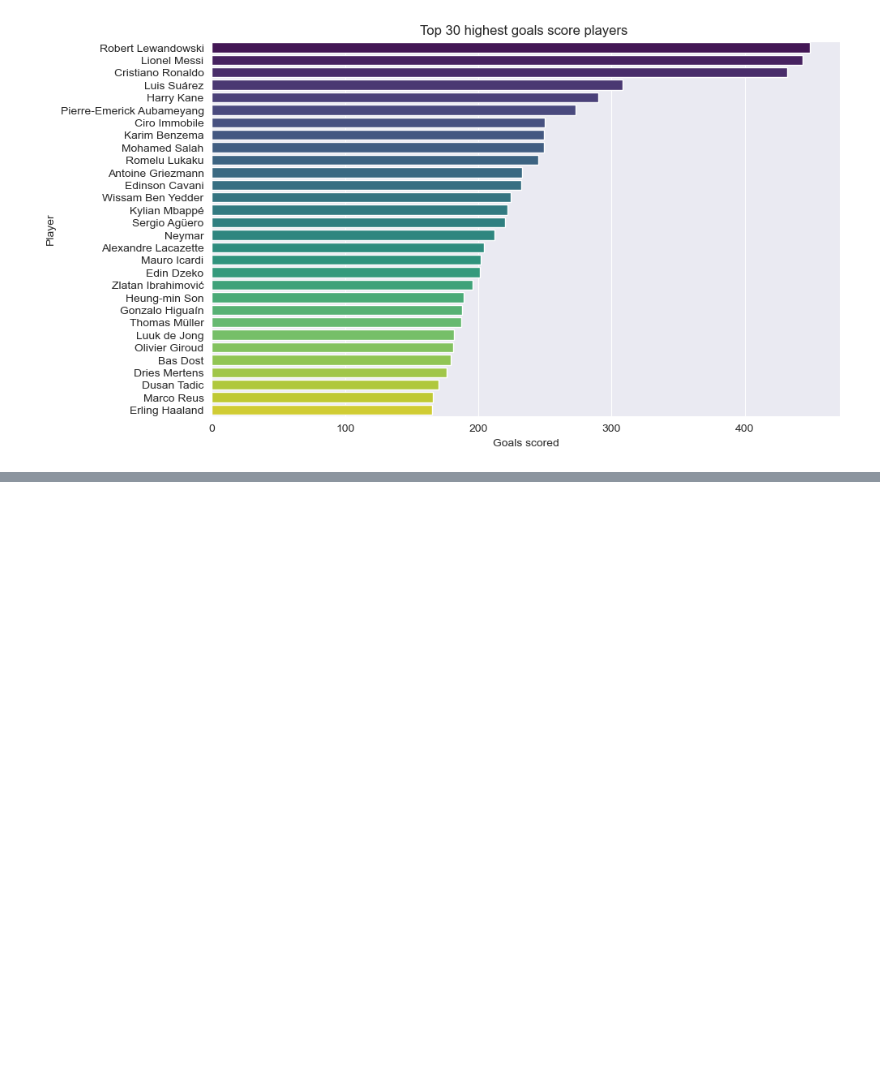
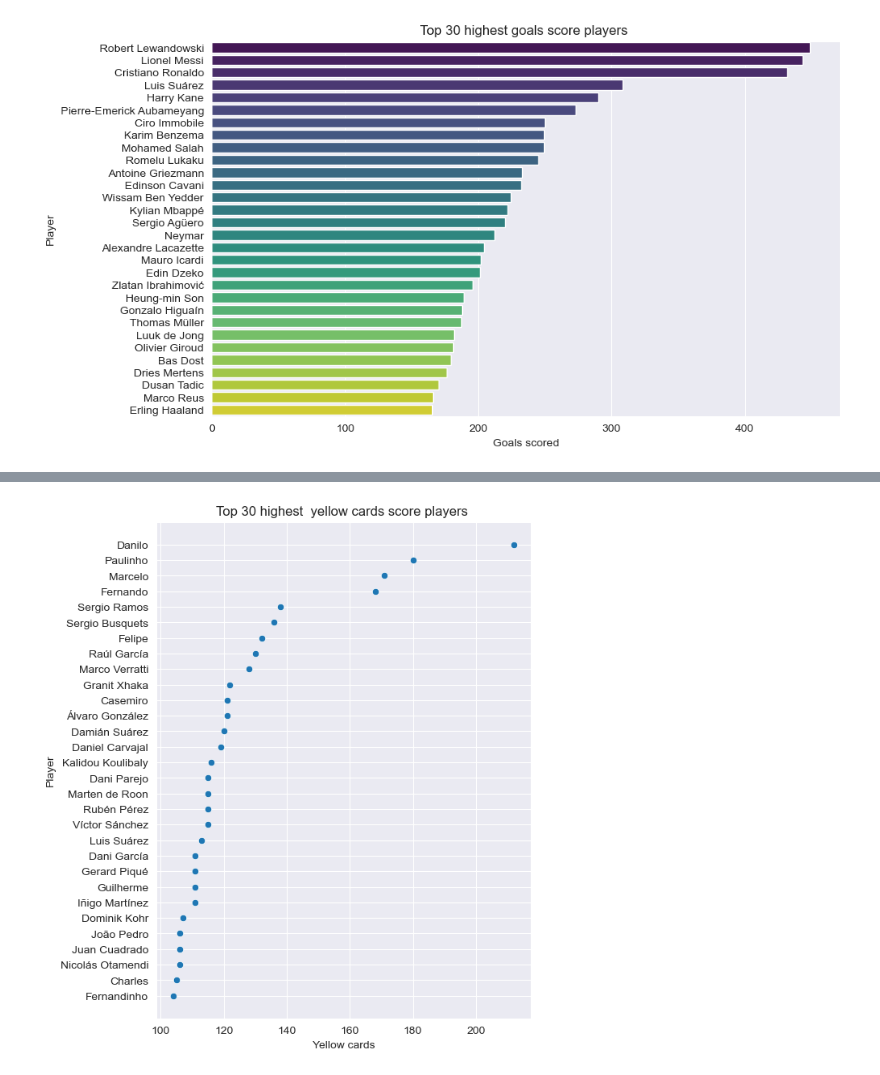
Before and after one commit to Edmi6163/Data_Analysis_part, a Jupyter notebook: src/score.ipynb, the cells around one changed output, grey strips where cells are left out. Saved outputs shown, nothing was run; the diff lists cells and outputs as text; code cells hidden in the pictures; blank space fills up the shorter version.

```diff
--- a/src/score.ipynb
+++ b/src/score.ipynb
@@ -29,0 +53,23 @@ plt.show()
+# %%
+
+# Carica i dati dal file CSV
+data = pd.read_csv(folder_path+'appearances.csv')
+
+# Raggruppa per nome del giocatore e somma dei gol segnati
+yellow_card_per_player = data.groupby('player_name')['yellow_cards'].sum()
+
+# Trova i giocatori che hanno segnato di più
+top_scorers = yellow_card_per_player.nlargest(30)  # Puoi cambiare il numero di giocatori mostrati modificando il parametro
+
+# Crea una tabella dei migliori marcatori
+top_scorers_table = pd.DataFrame({'Player': top_scorers.index, 'Yellow cards': top_scorers.values})
+
+# Crea il grafico con Seaborn
+plt.figure(figsize=(6, 8))
+sns.scatterplot(x='Yellow cards', y='Player', data=top_scorers_table)
+plt.title('Top 30 highest  yellow cards score players ')
+plt.xlabel('Yellow cards')
+plt.ylabel('Player')
+plt.show()
+# %% [output]
+[figure, added]
```
Also changed, not shown: parts of 1 cell of this notebook.
